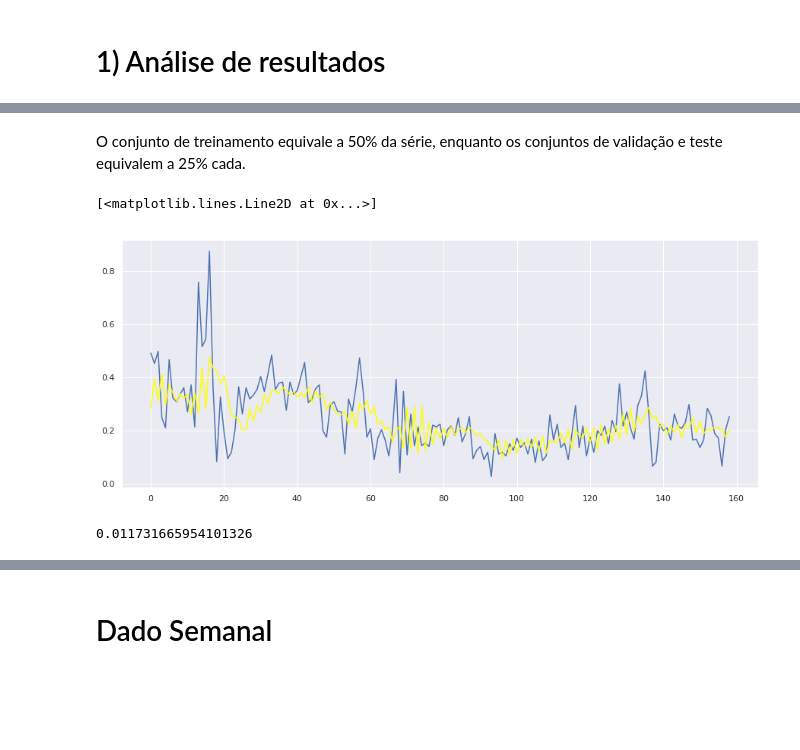
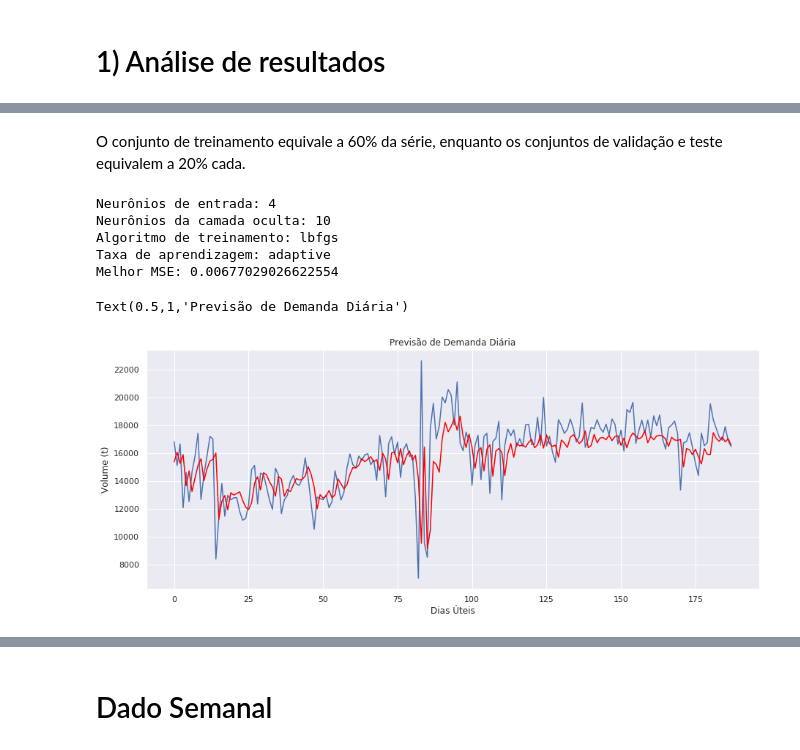
Before and after one commit to jvcm/project-votorantim, a Jupyter notebook: prediction.ipynb, the cells around one changed output, grey strips where cells are left out. Saved outputs shown, nothing was run; the diff lists cells and outputs as text; code cells hidden in the pictures; blank space fills up the shorter version.

```diff
--- a/prediction.ipynb
+++ b/prediction.ipynb
@@ -173,16 +173,21 @@ def treinar_mlp(x_train, y_train, x_val, y_val, num_exec, func_activation):
                     for e in range(0,num_exec):
                         mlp = MLPRegressor(hidden_layer_sizes=neuronios[i], activation=func_activation, solver=alg_treinamento[l], max_iter = max_iteracoes, learning_rate= learning_rate[n])
 
-
                         mlp.fit(x_train[:,-qtd_lag:], y_train)
                         predict_validation = mlp.predict(x_val[:,-qtd_lag:])
                         mse = MSE(y_val, predict_validation)
 
                         if mse < best_result:
+                            best_hidden = i
+                            best_alg = l
+                            best_rate = n
                             best_result = mse
-#                             print('Melhor MSE:', best_result)
                             select_model = mlp
                             qtd_lags_sel = qtd_lag
 
-#     print('Quantidade de Lags:', qtd_lags_sel)
+    print('Neurônios de entrada:',qtd_lags_sel)
+    print('Neurônios da camada oculta:',neuronios[best_hidden])
+    print('Algoritmo de treinamento:',alg_treinamento[best_alg])
+    print('Taxa de aprendizagem:',learning_rate[best_rate])
+    print('Melhor MSE:', best_result)
     return select_model, qtd_lags_sel
@@ -190,7 +199,7 @@ def treinar_mlp(x_train, y_train, x_val, y_val, num_exec, func_activation):
 # 1) Análise de resultados
 # %%
 serie_normalizada = normalizar_serie(data)
-janelas = gerar_janelas(12, serie_normalizada)
+janelas = gerar_janelas(10, serie_normalizada)
 # %%
 serie_normalizada[:5]
 # %% [output]
@@ -208,16 +217,10 @@ Particao de Teste: 637 797
 # %% [markdown]
-O conjunto de treinamento equivale a 50% da série, enquanto os conjuntos de validação e teste equivalem a 25% cada.
+O conjunto de treinamento equivale a 60% da série, enquanto os conjuntos de validação e teste equivalem a 20% cada.
 # %%
 model, lag_sel = treinar_mlp(x_train, y_train, x_val, y_val, 5, 'tanh')
-predict_test = model.predict(x_test[:, -lag_sel:])
-results = MSE(y_test, predict_test)
-
-plt.plot(y_test)
-plt.plot(predict_test, color = 'yellow')
 # %% [output]
-[<matplotlib.lines.Line2D at 0x...>]
+Neurônios de entrada: 4
+Neurônios da camada oculta: 10
+Algoritmo de treinamento: lbfgs
+Taxa de aprendizagem: adaptive
+Melhor MSE: 0.00677029026622554
-[figure, removed]
-# %%
-results
-# %% [output]
-0.011731665954101326
@@ -223,0 +229,12 @@ results
+# %%
+y_desn = desnormalizar(y_test, data)
+pred_desn = desnormalizar(predict_test, data)
+# %%
+plt.plot(y_desn)
+plt.plot(pred_desn, color = 'red')
+plt.xlabel('Dias Úteis')
+plt.ylabel('Volume (t)')
+plt.title('Previsão de Demanda Diária')
+# %% [output]
+Text(0.5,1,'Previsão de Demanda Diária')
+[figure, added]
```
Also changed, not shown: parts of 19 cells of this notebook, 6 other files.
